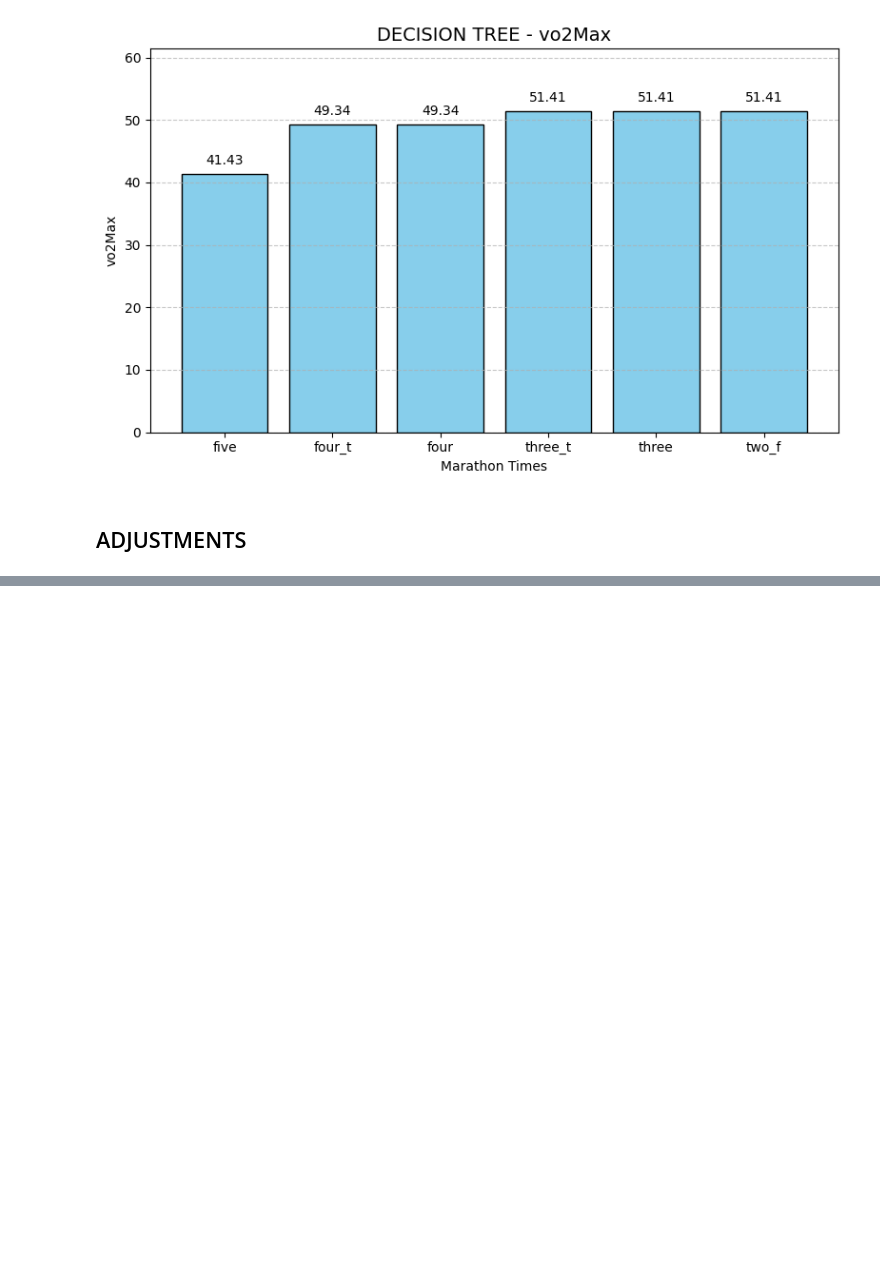
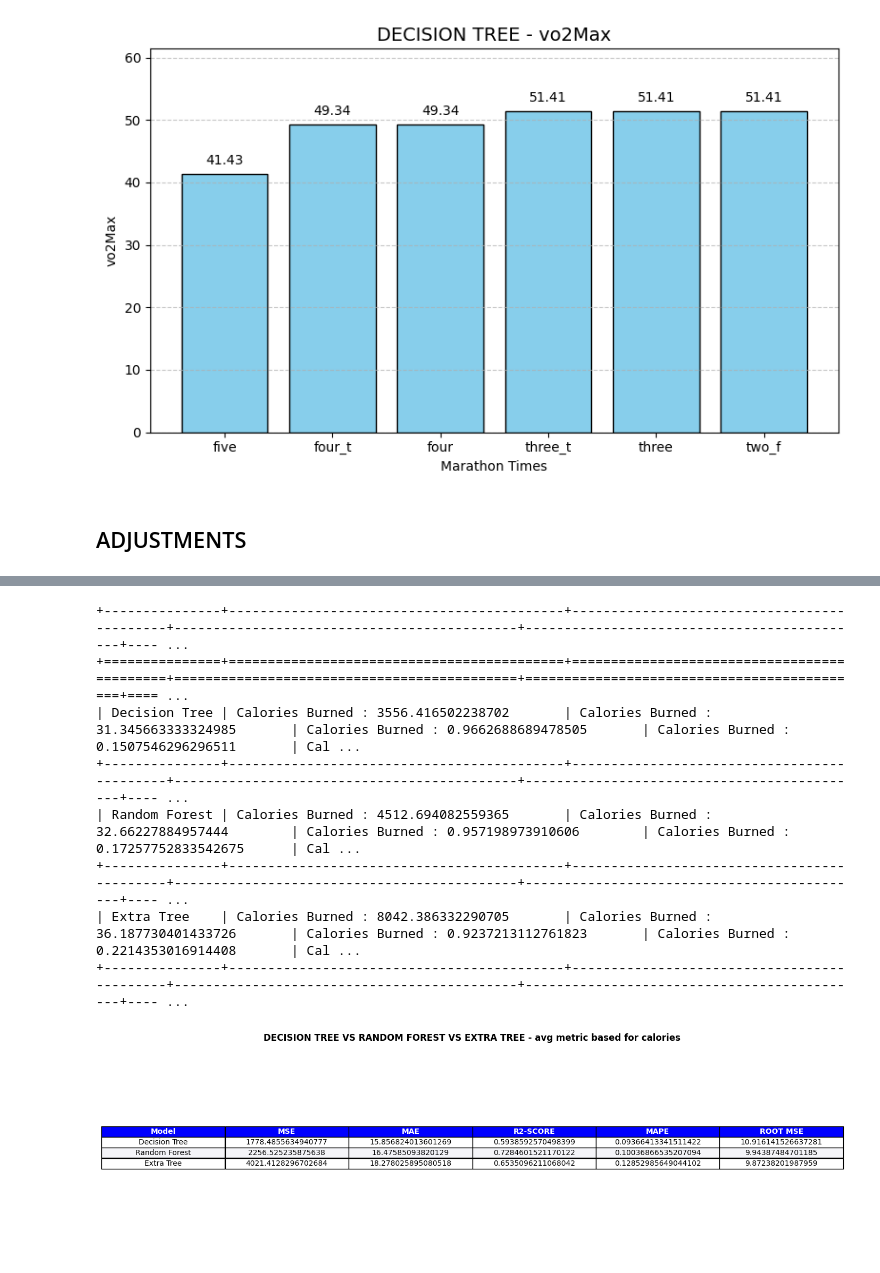
Before and after one commit to lambione/ML-running-thesis, a Jupyter notebook: multiOutputTrees.ipynb, the cells around one changed output, grey strips where cells are left out. Saved outputs shown, nothing was run; the diff lists cells and outputs as text; code cells hidden in the pictures; blank space fills up the shorter version.

```diff
--- a/multiOutputTrees.ipynb
+++ b/multiOutputTrees.ipynb
@@ -1158,0 +1191,4 @@ for i,pred_elem in enumerate(prediction_arr):
+# %%
+calories = calories.drop(columns=['Route Name', "Friend's Tagged", 'Date', 'Activity Id', 'Notes', 'GPX File'])
+calories = calories.dropna(subset=['Average Heart Rate (bpm)',])
+calories.isnull().sum()
@@ -1158,0 +1301,42 @@ for i,pred_elem in enumerate(prediction_arr):
+# %%
+tree, tree_train, tree_mse, tree_mae, tree_r2, tree_mape, tree_mape_single, tree_root_mse = perform_tree_regression(DecisionTreeRegressor,X_calories1,Y_calories1,False)
+rf, rf_train, rf_mse, rf_mae, rf_r2, rf_mape, rf_mape_single, rf_root_mse = perform_tree_regression(RandomForestRegressor,X_calories1,Y_calories1,True)
+extra, extra_train, extra_mse, extra_mae, extra_r2, extra_mape, extra_mape_single, extra_root_mse = perform_tree_regression(ExtraTreesRegressor,X_calories1,Y_calories1,True)
+# %%
+indexes = ['Decision Tree', 'Random Forest', 'Extra Tree']
+
+avg_metrics = {
+    'MSE': [tree_mse.mean(), rf_mse.mean(), extra_mse.mean()],
+    'MAE': [tree_mae.mean(), rf_mae.mean(), extra_mae.mean()],
+    'R2-SCORE': [tree_r2.mean(), rf_r2.mean(), extra_r2.mean()],
+    'MAPE': [tree_mape, rf_mape, extra_mape],
+    'ROOT MSE': [tree_root_mse5.mean(), rf_root_mse5.mean(), extra_root_mse5.mean()]
+}
+df_avg1 = pd.DataFrame(avg_metrics)
+
+single_metrics = {
+    'MSE' : [tree_mse, rf_mse, extra_mse],
+    'MAE' :[tree_mae, rf_mae, extra_mae],
+    'R2-SCORE' :[tree_r2, rf_r2, extra_r2],
+    'MAPE' :[tree_mape_single, rf_mape_single, extra_mape_single],
+    'ROOT MSE ' :[tree_root_mse, rf_root_mse, extra_root_mse]
+}
+
+formatted_single_metrics = markdown_table(single_metrics,Y_calories)
+df_single = pd.DataFrame(formatted_single_metrics,index=indexes)
+
+print(tabulate(df_single, headers='keys', tablefmt='grid',showindex=True))
+
+fig, axes = plt.subplots(figsize=(15,5))
+create_metric_table(df_avg1, 'DECISION TREE VS RANDOM FOREST VS EXTRA TREE - avg metric based for calories', indexes, axes)
+plt.show()
+# %% [output]
++---------------+-------------------------------------------+--------------------------------------------+--------------------------------------------+--------------------------------------------+---- ...
++===============+===========================================+============================================+============================================+============================================+==== ...
+| Decision Tree | Calories Burned : 3556.416502238702       | Calories Burned : 31.345663333324985       | Calories Burned : 0.9662688689478505       | Calories Burned : 0.1507546296296511       | Cal ...
++---------------+-------------------------------------------+--------------------------------------------+--------------------------------------------+--------------------------------------------+---- ...
+| Random Forest | Calories Burned : 4512.694082559365       | Calories Burned : 32.66227884957444        | Calories Burned : 0.957198973910606        | Calories Burned : 0.17257752833542675      | Cal ...
++---------------+-------------------------------------------+--------------------------------------------+--------------------------------------------+--------------------------------------------+---- ...
+| Extra Tree    | Calories Burned : 8042.386332290705       | Calories Burned : 36.187730401433726       | Calories Burned : 0.9237213112761823       | Calories Burned : 0.2214353016914408       | Cal ...
++---------------+-------------------------------------------+--------------------------------------------+--------------------------------------------+--------------------------------------------+---- ...
+[figure, added]
```
Also changed, not shown: parts of 33 cells of this notebook, 3 other files.
